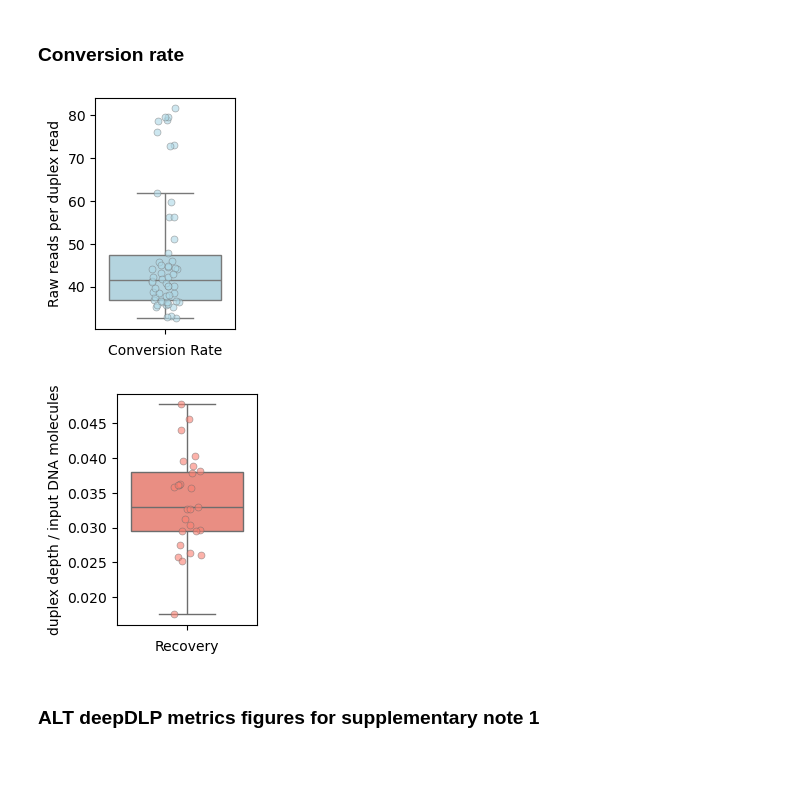
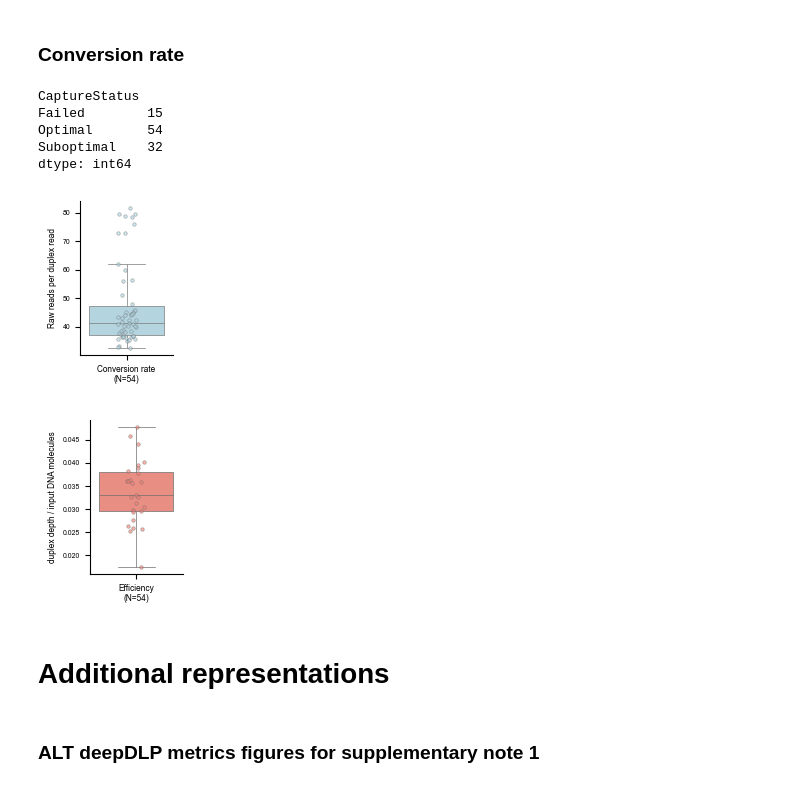
Before and after one commit to bbglab/DeepClone_protocol, a Jupyter notebook: main/figure3/scripts/plot_ontarget_experiments.ipynb, the cells around one changed output. Cells and saved outputs as stored; diff of their text form; code cells hidden in the pictures.

Commit message:
update figure3 sources

```diff
--- a/main/figure3/scripts/plot_ontarget_experiments.ipynb
+++ b/main/figure3/scripts/plot_ontarget_experiments.ipynb
@@ -223,50 +284,22 @@ Name: count, dtype: int64
+# %%
+counts_per_capture_group
+# %% [output]
+CaptureStatus
+Failed        15
+Optimal       54
+Suboptimal    32
+dtype: int64
 # %%
-# subset data
-df = subset_data[subset_data["PROJECT"].str.startswith("IDT")].copy()
-df = df[df["PROJECT"].isin([
-    'IDT007', 'IDT012', 'IDT013', 'IDT014',
-    'IDT016', 'IDT017', 'IDT018','IDT020',
-    'IDT015','IDT021', 'IDT022',
-    'IDT023', 'IDT019',
-    'IDT026',
-    'IDT027',
-])].copy()
-
-mapping_batch_to_quality = {
-    "Optimal": ['IDT007', 'IDT012', 'IDT013', 'IDT014',
-                'IDT016', 'IDT017', 'IDT018','IDT020',
-                'IDT026','IDT027',
-                ],
-    "Suboptimal" : ['IDT015','IDT021', 'IDT022',],
-    "Failed": [ 'IDT023', 'IDT019']
-}
-
-df["CaptureStatus"] = df["PROJECT"].map({proj: status for status, projs in mapping_batch_to_quality.items() for proj in projs})
-df = df.sort_values(by = "CaptureStatus").reset_index(drop=True)
-
-# your variables of interest
-to_plot = [
-    "OptimalReadXDuplexRead"
-]
-value = "Recovery"
-
-# reshape from wide to long format
-long_df = df.melt(
-    id_vars="CaptureStatus",
-    value_vars=to_plot,
-    var_name="Metric",
-    value_name=value
-)
-
 
 # set up plot (swapping x and y for horizontal orientation)
-plt.figure(figsize=(1.8, 3))
+plt.figure(figsize=(1.2, 2))
 sns.boxplot(
     data=long_df,
     x="CaptureStatus",
     y=value,
     color = "lightblue",
     order = ["Optimal"],
+    linewidth=0.5,
     showfliers=False,
 )
 sns.stripplot(
@@ -280,20 +313,22 @@ sns.stripplot(
     linewidth=0.5,
     edgecolor="gray",
     legend=False,
+    s = 2.5
 
 )
+sns.despine()
 
 # tidy up
-plt.title("", fontsize=12)
+plt.title("")
 plt.ylabel("Raw reads per duplex read")
-plt.xlabel("Conversion Rate")
-plt.xticks([0],[])
+plt.xlabel("")
+plt.xticks([0],[f"Conversion rate\n(N={counts_per_capture_group['Optimal']})"], fontsize=plots_general_config["xylabel_fontsize"])
 plt.legend().remove()
 # plt.tight_layout()
 plt.savefig("../plots/sequencing_conversion_rate.deepDLP.pdf", dpi=300, bbox_inches='tight')
 plt.show()
 # %% [output]
-[figure, old version]
+[figure, new version]
 # %%
 # subset data
 df = subset_data[subset_data["PROJECT"].str.startswith("IDT")].copy()
@@ -318,6 +353,8 @@ mapping_batch_to_quality = {
 df["CaptureStatus"] = df["PROJECT"].map({proj: status for status, projs in mapping_batch_to_quality.items() for proj in projs})
 df = df.sort_values(by = "CaptureStatus").reset_index(drop=True)
 
+counts_per_capture_group = df.groupby("CaptureStatus").size()
+
 # your variables of interest
 to_plot = [
     'Combined>>recovery.input_ng2duplex_depth',
@@ -334,39 +371,45 @@ long_df = df.melt(
 
 
 # set up plot (swapping x and y for horizontal orientation)
-plt.figure(figsize=(1.8, 3))
+plt.figure(figsize=(1.2, 2))
 sns.boxplot(
     data=long_df,
     x="CaptureStatus",
     y=value,
     color = "salmon",
     order = ["Optimal"],
     showfliers=False,
+    linewidth=0.5,
 )
 sns.stripplot(
     data=long_df,
     x="CaptureStatus",
     y=value,
     dodge=True,
     alpha=0.6,
     order = ["Optimal"],
     color = "salmon",
     linewidth=0.5,
     edgecolor="gray",
     legend=False,
+    s = 2.5
 
 )
+
+sns.despine()
 
 # # tidy up
 plt.title("", fontsize=12)
 plt.ylabel("duplex depth / input DNA molecules")
-plt.xlabel("Recovery")
-plt.xticks([0],[])
+plt.xlabel("")
+plt.xticks([0],[f"Efficiency\n(N={counts_per_capture_group['Optimal']})"], fontsize=plots_general_config["xylabel_fontsize"])
 plt.legend().remove()
 plt.savefig("../plots/recovery_plot.deepDLP.pdf", dpi=300, bbox_inches='tight')
 plt.show()
 # %% [output]
-[figure, old version]
+[figure, new version]
+# %% [markdown]
+# Additional representations
 # %% [markdown]
 ### ALT deepDLP metrics figures for supplementary note 1
 # %%
```
Also changed, not shown: parts of 6 cells of this notebook, 12 other files.
